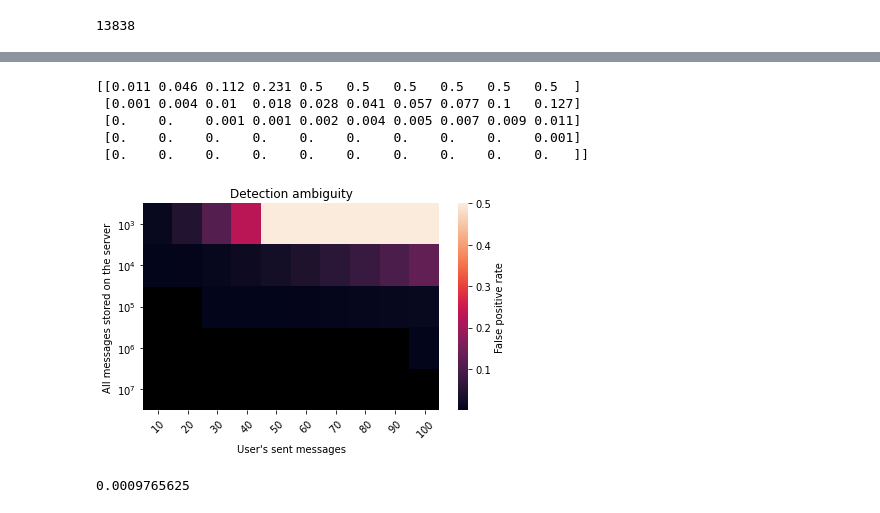
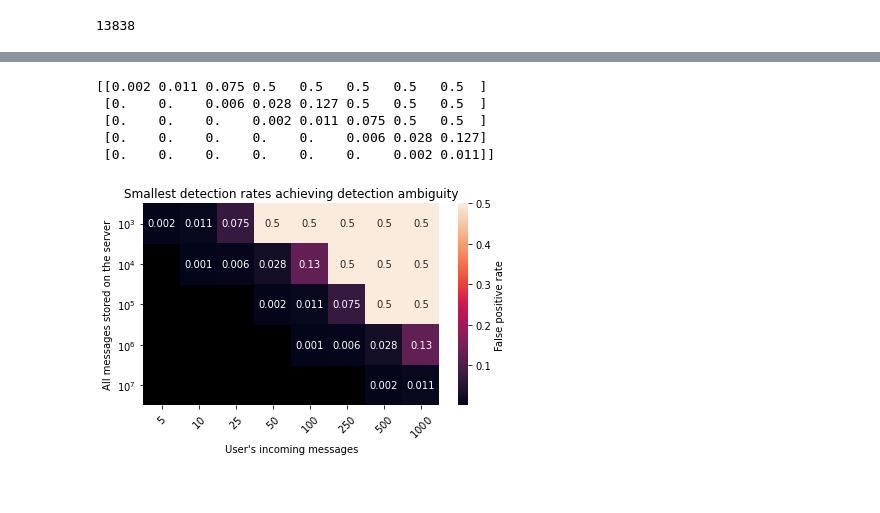
Before and after one commit to seresistvanandras/FMD-analysis, a Jupyter notebook: src/Analyser.ipynb, the cells around one changed output, grey strips where cells are left out. Saved outputs shown, nothing was run; the diff lists cells and outputs as text; code cells hidden in the pictures.

```diff
--- a/src/Analyser.ipynb
+++ b/src/Analyser.ipynb
@@ -13,6 +13,6 @@ from math import comb
 # %%
 # Using readlines()
-file1 = open('../../datasets/CollegeMsg.txt', 'r')
+file1 = open('../datasets/CollegeMsg.txt', 'r')
 #file1 = open('../../datasets/email-Eu-core-temporal.txt','r')
 Lines = file1.readlines()
 
@@ -236,12 +246,14 @@ plt.show()
 # %%
 ## Relationship Anonymity
 noOfSentMessages=[100,250,500,1000,2500,5000,10000] ##out(s) in the paper
-incomingMsgsFromS = [1,5,10,15,20,25,50,75] ##tag_s(v) in the paper
+incomingMsgsFromS = np.arange(1,1000) ##tag_s(v) in the paper
 falsePositives = [0.1,0.2,0.3,0.4,0.5,0.6,0.7,0.8,0.9]
 detectableMsgs = np.zeros((len(noOfSentMessages),len(falsePositives)))
 for p in falsePositives:
     for allSent in noOfSentMessages:
         for incomingFromS in incomingMsgsFromS:
+            if allSent < incomingFromS:
+                continue
             mu0 = allSent*p ##the expected number of links in the "cover" graph
             X = (allSent-incomingFromS)*p + incomingFromS
             s = math.sqrt(p*(1-p)*allSent)
@@ -290,12 +302,14 @@ plt.show()
 # %%
 ## Relationship Anonymity vol. 2.
 noOfSentMessages=[10,15,20,25,30] ##out(s) in the paper
-incomingMsgsFromS = [1,3,5,7,10] ##tag_s(v) in the paper
+incomingMsgsFromS = np.arange(1,30) ##tag_s(v) in the paper
 falsePositives = [0.1,0.2,0.3,0.4,0.5, 0.6, 0.7, 0.8, 0.9]
 detectableMsgs = np.zeros((len(noOfSentMessages),len(falsePositives))) #advantage of the sender unlinkability adversary
 for p in falsePositives:
     for allSent in noOfSentMessages:
         for incomingFromS in incomingMsgsFromS:
+            if allSent < incomingFromS:
+                continue
             mu0 = allSent*p
             X = (allSent-incomingFromS)*p + incomingFromS
             s = math.sqrt(p*(1-p)*allSent)
@@ -592,41 +602,35 @@ plt.savefig('temporalUniformityDegrees.pdf')
 # %%
 ##Detection ambiguity and temporal uniformity of detection
 allMessages = [1000,10000,100000,1000000,10000000]
-sentOutMsgs = [10,20,30,40,50,60,70,80,90,100]
+sentOutMsgs = [5,10,25,50,100,250,500,1000]
 maxSentMessages = 100
 detectableTrueMsgs = np.zeros((len(allMessages),len(sentOutMsgs)))
 for N in allMessages:
     for m in sentOutMsgs:
-        for p in np.arange(0.5,0,-0.001):
+        for p in np.arange(0.5,0.001,-0.001):
             sigma=math.sqrt(p*(1-p)*N)
             if 3*sigma < m:
                 detectableTrueMsgs[allMessages.index(N)][sentOutMsgs.index(m)]=p
                 break
 print(detectableTrueMsgs)
 # %% [output]
-[[0.011 0.046 0.112 0.231 0.5   0.5   0.5   0.5   0.5   0.5  ]
- [0.001 0.004 0.01  0.018 0.028 0.041 0.057 0.077 0.1   0.127]
- [0.    0.    0.001 0.001 0.002 0.004 0.005 0.007 0.009 0.011]
- [0.    0.    0.    0.    0.    0.    0.    0.    0.    0.001]
- [0.    0.    0.    0.    0.    0.    0.    0.    0.    0.   ]]
+[[0.002 0.011 0.075 0.5   0.5   0.5   0.5   0.5  ]
+ [0.    0.    0.006 0.028 0.127 0.5   0.5   0.5  ]
+ [0.    0.    0.    0.002 0.011 0.075 0.5   0.5  ]
+ [0.    0.    0.    0.    0.    0.006 0.028 0.127]
+ [0.    0.    0.    0.    0.    0.    0.002 0.011]]
 # %%
 y_axis_labels = ["$10^3$","$10^4$","$10^5$","$10^6$","$10^7$"]
-##x_axis_labels = [2**(i+1) for i in range(0,19)]
-#y_axis_labels = [math.pow(2,-(i)) for i in range(1,10)]
-x_axis_labels = ["$10$", "$20$", "$30$", "$40$", "$50$", "$60$", "$70$","$80$","$90$","$100$"]
-ax = sns.heatmap(detectableTrueMsgs,  mask=detectableTrueMsgs < 0.00001,xticklabels=x_axis_labels, yticklabels = y_axis_labels, cbar_kws={'label': 'False positive rate'})
+x_axis_labels = ["$5$", "$10$", "$25$", "$50$", "$100$", "$250$", "$500$","$1000$"]
+ax = sns.heatmap(detectableTrueMsgs, annot=True, mask=detectableTrueMsgs < 0.00001,xticklabels=x_axis_labels, yticklabels = y_axis_labels, cbar_kws={'label': 'False positive rate'})
 ax.set_facecolor('xkcd:black')
 plt.xticks(rotation = 45)
 plt.yticks(rotation = 0)
-ax.set_title('Detection ambiguity')
+ax.set_title('Smallest detection rates achieving detection ambiguity')
 plt.ylabel("All messages stored on the server")
-plt.xlabel("User's sent messages")
+plt.xlabel("User's incoming messages")
 plt.tight_layout()
 plt.savefig("detectionAmbiguity.pdf")
 plt.show()
 # %% [output]
-[figure, old version]
+[figure, new version]
-# %%
-print(1/1024)
-# %% [output]
-0.0009765625
```
Also changed, not shown: parts of 14 cells of this notebook, 8 other files.
